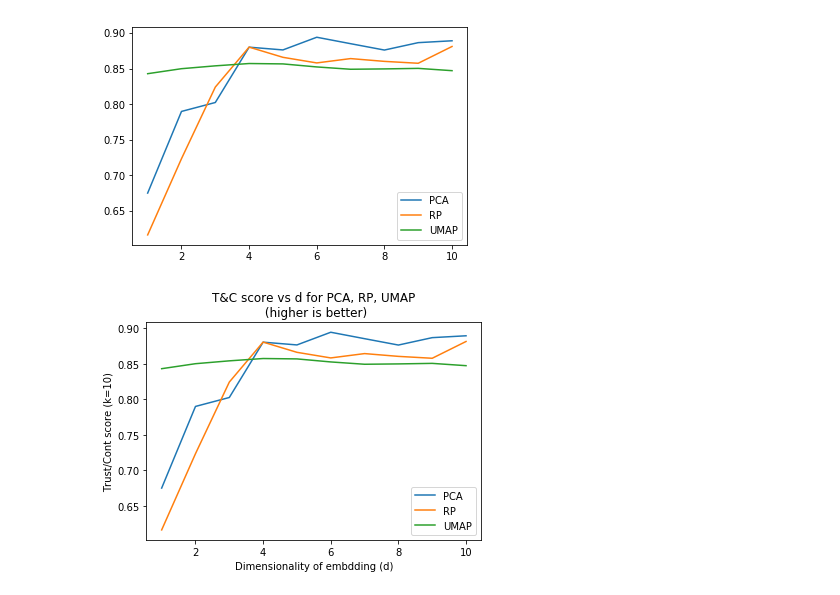
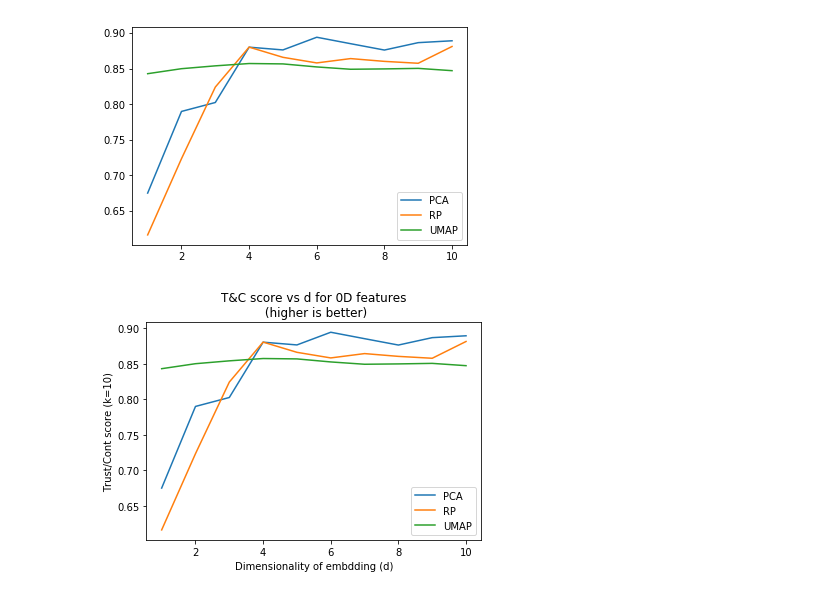
Before and after one commit to bgroenks96/csci-5622-project, a Jupyter notebook: storm_forecast/dr_experiments.ipynb, the cells around one changed output. Cells and saved outputs as stored; diff of their text form; code cells hidden in the pictures.

```diff
--- a/storm_forecast/dr_experiments.ipynb
+++ b/storm_forecast/dr_experiments.ipynb
@@ -900,14 +900,14 @@ Computing trustworthiness values for d=10
 # %%
 plt.plot(ds, ts_pca)
 plt.plot(ds, ts_rp)
 plt.plot(ds, ts_umap)
 plt.legend(['PCA', 'RP', 'UMAP'])
-plt.title('T&C score vs d for PCA, RP, UMAP\n (higher is better)')
+plt.title('T&C score vs d for 0D features\n (higher is better)')
 plt.xlabel('Dimensionality of embdding (d)')
 plt.ylabel('Trust/Cont score (k=10)')
 plt.show()
 # %% [output]
-[figure, old version]
+[figure, new version]
 # %%
 from sklearn.datasets import load_digits
 
```
